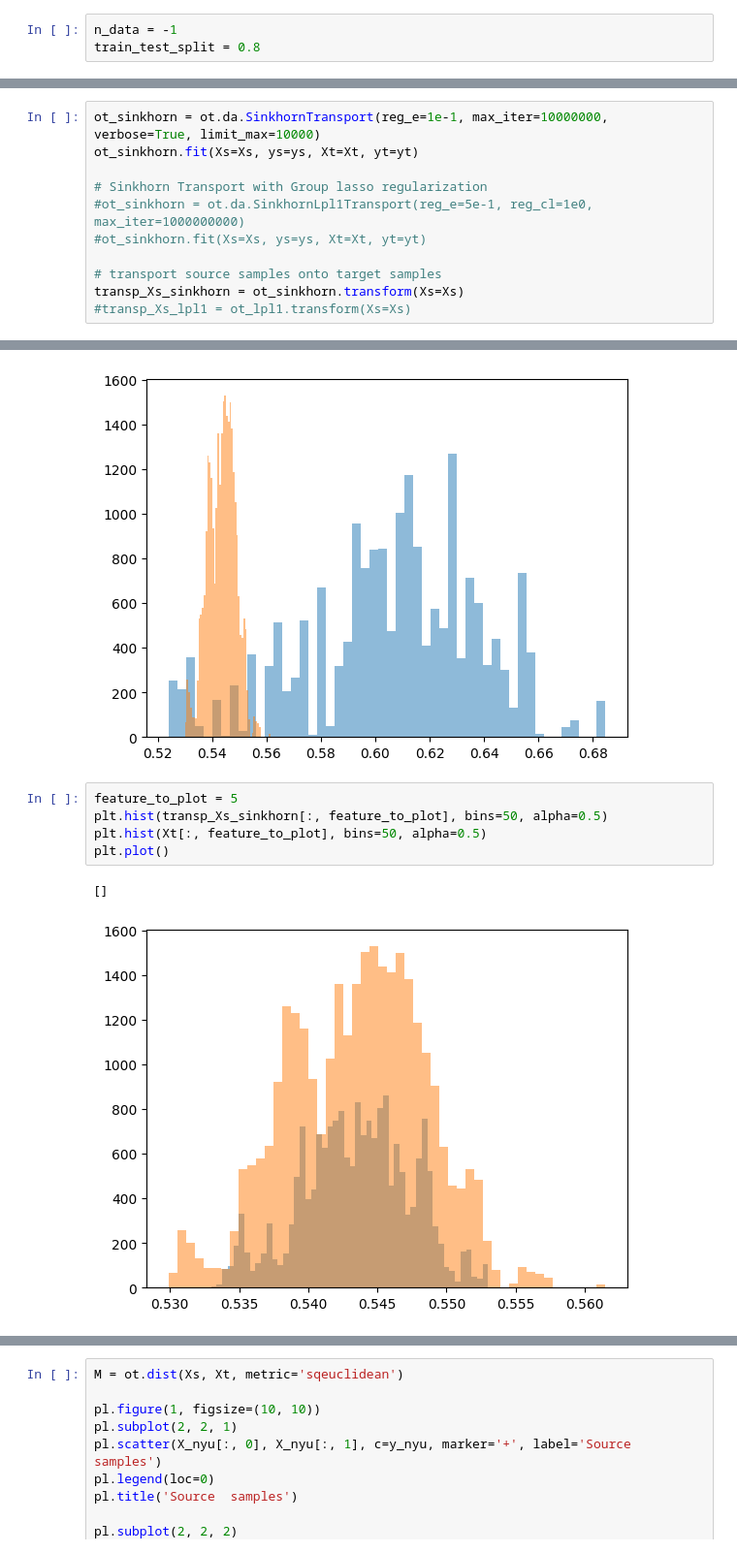
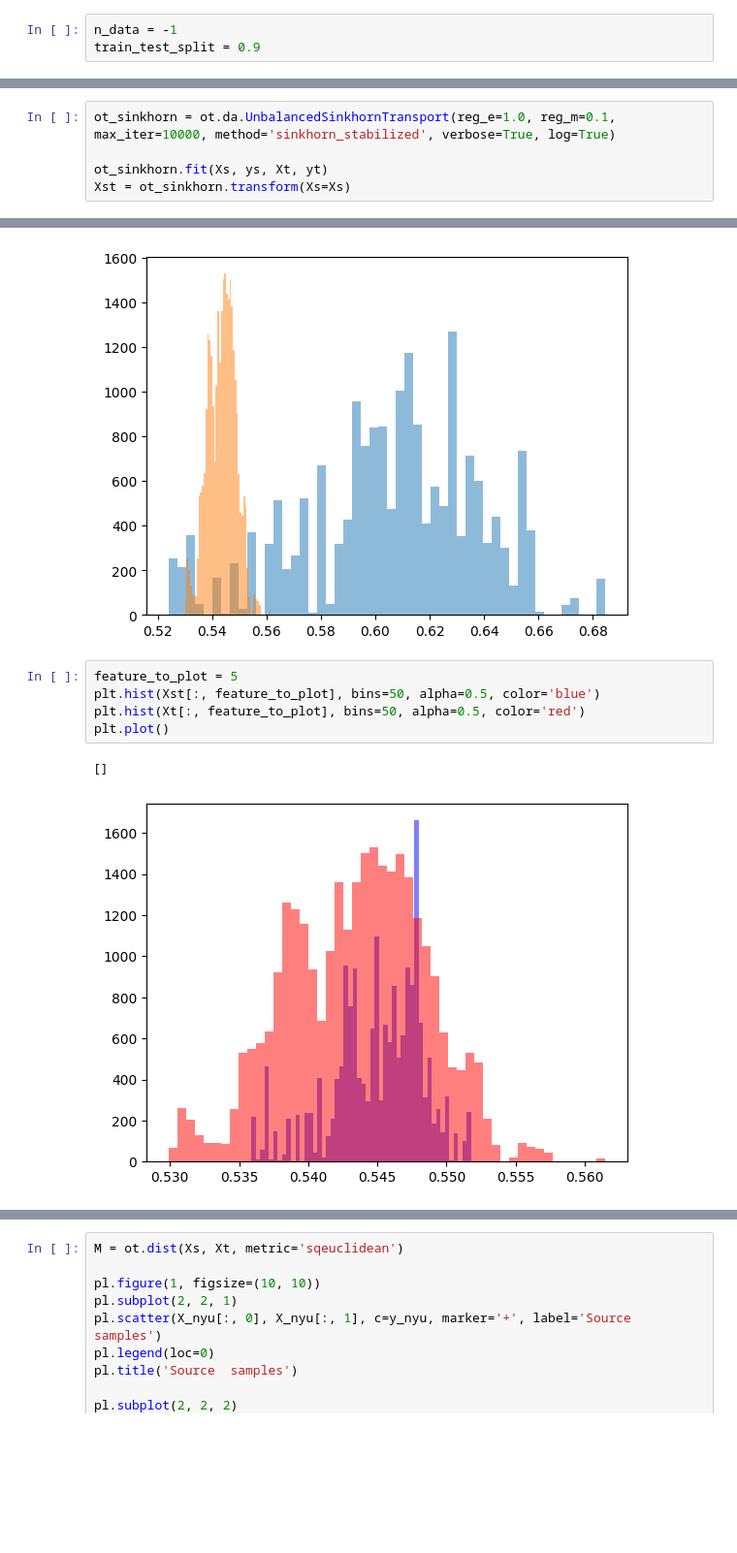
Before and after one commit to balazsmorv/fmri_classifier, a Jupyter notebook: Notebook experiments/Transforms/Optimal Transport.ipynb, the cells around one changed output, grey strips where cells are left out. Shown at 97% size. Saved outputs shown, nothing was run; the diff lists cells and outputs as text; blank space fills up the shorter version.

```diff
--- a/Notebook experiments/Transforms/Optimal Transport.ipynb
+++ b/Notebook experiments/Transforms/Optimal Transport.ipynb
@@ -19,7 +19,7 @@ nyu_data = LatentFMRIDataset(data_dir=nyu_dataset_directory).get_all_items()
 um1_data = LatentFMRIDataset(data_dir=um1_dataset_directory).get_all_items()
 # %%
 n_data = -1
-train_test_split = 0.8
+train_test_split = 0.9
 # %%
 X_nyu = nyu_data['X']
 y_nyu = nyu_data['y']
@@ -52,13 +74,7 @@ yt = y_nyu
 # %% [markdown]
 # Computing the optimal transport plan
 # %%
-ot_sinkhorn = ot.da.SinkhornTransport(reg_e=1e-1, max_iter=10000000, verbose=True, limit_max=10000)
-ot_sinkhorn.fit(Xs=Xs, ys=ys, Xt=Xt, yt=yt)
+ot_sinkhorn = ot.da.UnbalancedSinkhornTransport(reg_e=1.0, reg_m=0.1, max_iter=10000, method='sinkhorn_stabilized', verbose=True, log=True)
 
-# Sinkhorn Transport with Group lasso regularization
-#ot_sinkhorn = ot.da.SinkhornLpl1Transport(reg_e=5e-1, reg_cl=1e0, max_iter=1000000000)
-#ot_sinkhorn.fit(Xs=Xs, ys=ys, Xt=Xt, yt=yt)
-
-# transport source samples onto target samples
-transp_Xs_sinkhorn = ot_sinkhorn.transform(Xs=Xs)
-#transp_Xs_lpl1 = ot_lpl1.transform(Xs=Xs)
+ot_sinkhorn.fit(Xs, ys, Xt, yt)
+Xst = ot_sinkhorn.transform(Xs=Xs)
@@ -81,9 +167,9 @@ plt.plot()
 [figure]
 # %%
 feature_to_plot = 5
-plt.hist(transp_Xs_sinkhorn[:, feature_to_plot], bins=50, alpha=0.5)
-plt.hist(Xt[:, feature_to_plot], bins=50, alpha=0.5)
+plt.hist(Xst[:, feature_to_plot], bins=50, alpha=0.5, color='blue')
+plt.hist(Xt[:, feature_to_plot], bins=50, alpha=0.5, color='red')
 plt.plot()
 # %% [output]
 []
-[figure, old version]
+[figure, new version]
```
Also changed, not shown: parts of 18 cells of this notebook, 23 other files.
